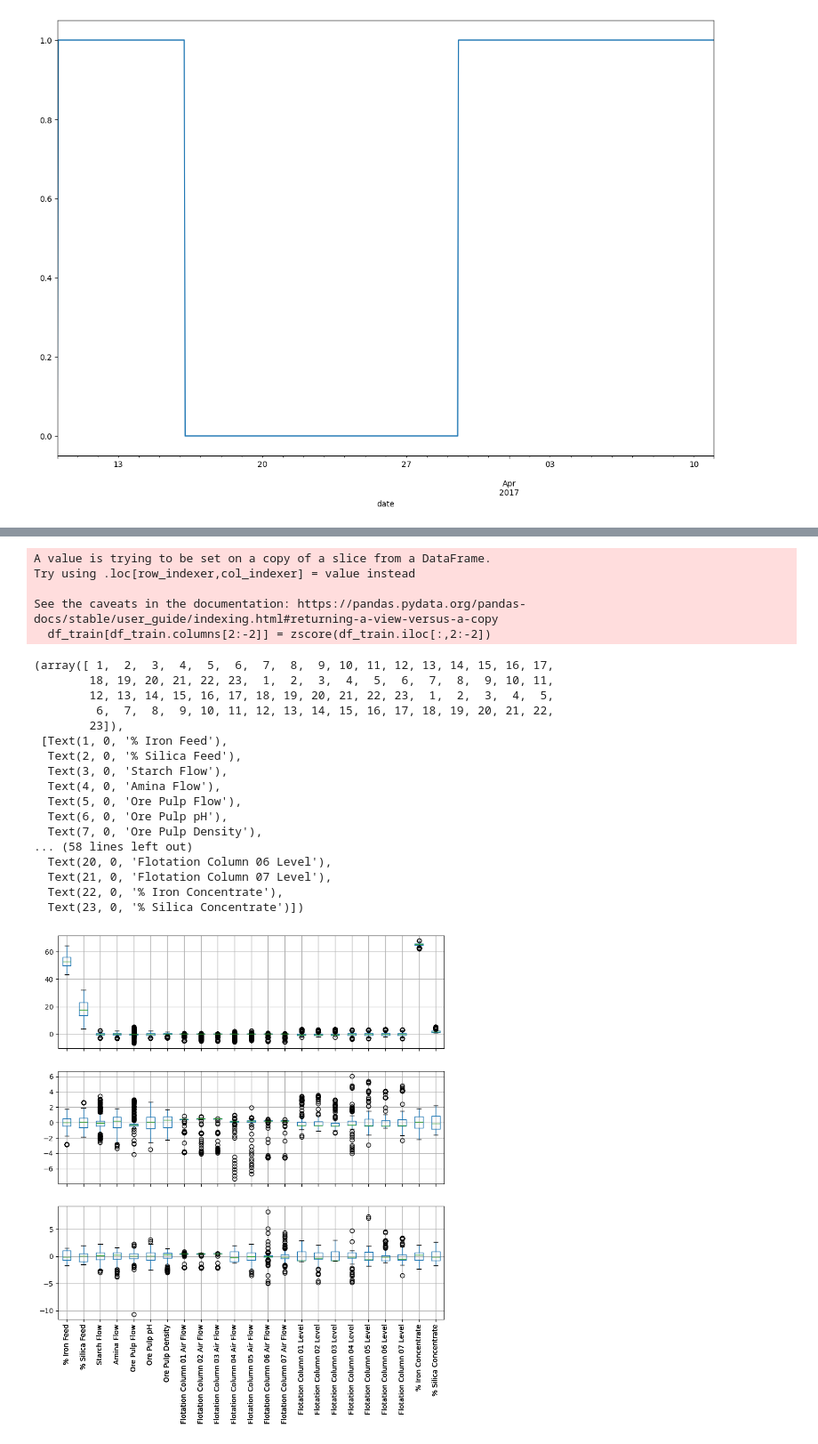
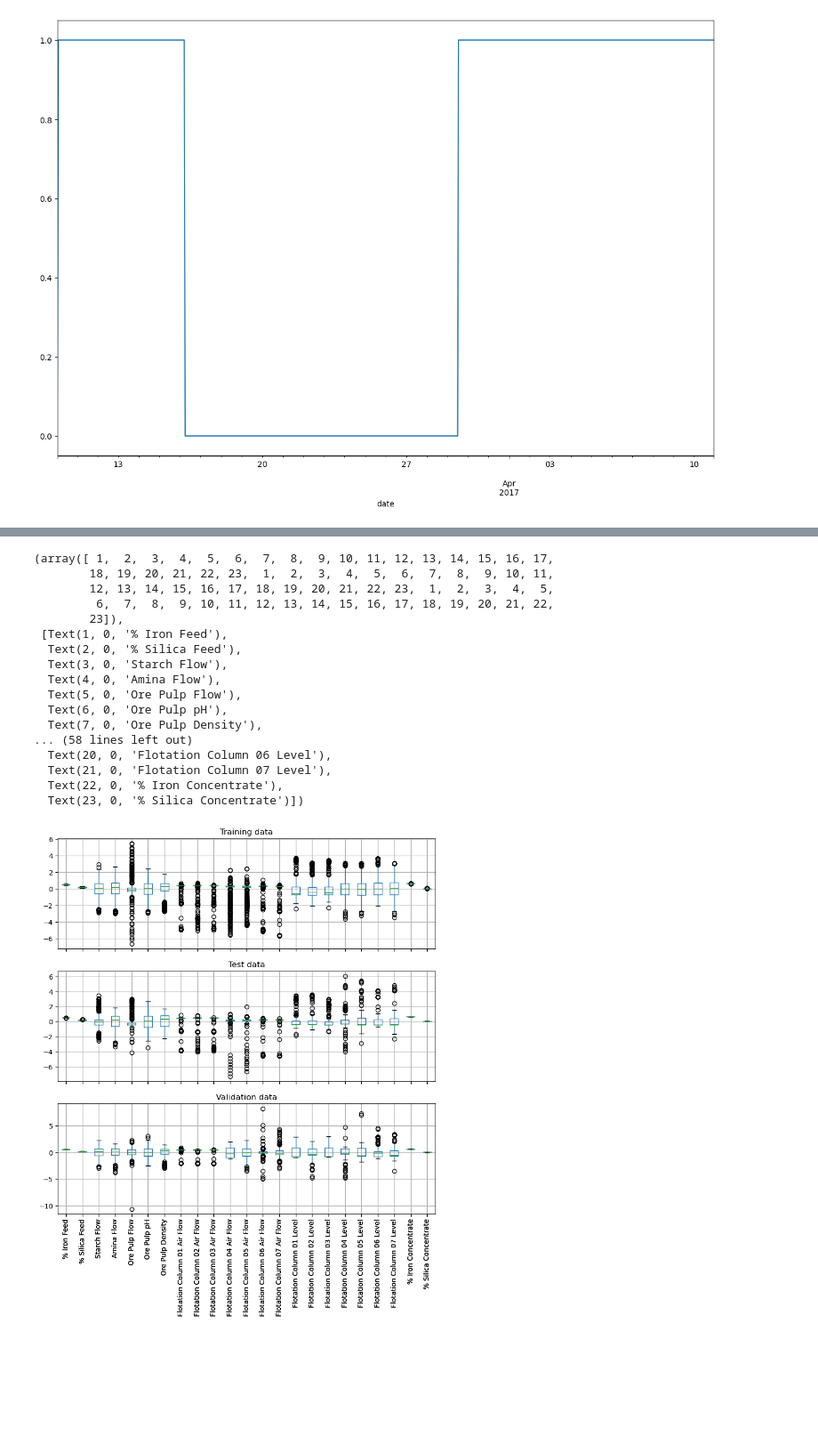
Before and after one commit to PauliAnt/ADAML_PA, a Jupyter notebook: data_pretreatement.ipynb, the cells around one changed output, grey strips where cells are left out. Shown: that part at 89% size. Cells and saved outputs as stored; diff of their text form; code cells hidden in the pictures; blank space fills up the shorter version.

```diff
--- a/data_pretreatement.ipynb
+++ b/data_pretreatement.ipynb
@@ -110,34 +110,42 @@ date
 # %%
 from scipy.stats import zscore
 
+def normalise_dataframe(df):
+    df_out = df.copy()
+    df_out.iloc[:,:2] = df.iloc[:,:2]/100
+    df_out.iloc[:,-2:] = df.iloc[:,-2:]/100
+    df_out.iloc[:,2:-2] = zscore(df.iloc[:,2:-2])
+    return df_out
+
+
 fig,axes = plt.subplots(3,1,sharex=True,figsize=(10,10))
-df_train.apply()
-# df_train.
-df_train.boxplot(ax=axes[0])
-zscore(df_test).boxplot(ax=axes[1])
-zscore(df_validation).boxplot(ax=axes[2])
+
+normalise_dataframe(df_train).boxplot(ax=axes[0])
+normalise_dataframe(df_test).boxplot(ax=axes[1])
+normalise_dataframe(df_validation).boxplot(ax=axes[2])
+
+axes[0].set_title('Training data')
+axes[1].set_title('Test data')
+axes[2].set_title('Validation data')
+# zscore(df_test).boxplot(ax=axes[1])
+# zscore(df_validation).boxplot(ax=axes[2])
 plt.xticks(rotation = 90)
 # %% [output]
-A value is trying to be set on a copy of a slice from a DataFrame.
-Try using .loc[row_indexer,col_indexer] = value instead
-
-See the caveats in the documentation: https://pandas.pydata.org/pandas-docs/stable/user_guide/indexing.html#returning-a-view-versus-a-copy
-  df_train[df_train.columns[2:-2]] = zscore(df_train.iloc[:,2:-2])
+(array([ 1,  2,  3,  4,  5,  6,  7,  8,  9, 10, 11, 12, 13, 14, 15, 16, 17,
+        18, 19, 20, 21, 22, 23,  1,  2,  3,  4,  5,  6,  7,  8,  9, 10, 11,
+        12, 13, 14, 15, 16, 17, 18, 19, 20, 21, 22, 23,  1,  2,  3,  4,  5,
+         6,  7,  8,  9, 10, 11, 12, 13, 14, 15, 16, 17, 18, 19, 20, 21, 22,
+        23]),
+ [Text(1, 0, '% Iron Feed'),
+  Text(2, 0, '% Silica Feed'),
+  Text(3, 0, 'Starch Flow'),
+  Text(4, 0, 'Amina Flow'),
+  Text(5, 0, 'Ore Pulp Flow'),
+  Text(6, 0, 'Ore Pulp pH'),
+  Text(7, 0, 'Ore Pulp Density'),
+... (58 lines left out)
+  Text(20, 0, 'Flotation Column 06 Level'),
+  Text(21, 0, 'Flotation Column 07 Level'),
+  Text(22, 0, '% Iron Concentrate'),
+  Text(23, 0, '% Silica Concentrate')])
-(array([ 1,  2,  3,  4,  5,  6,  7,  8,  9, 10, 11, 12, 13, 14, 15, 16, 17,
-        18, 19, 20, 21, 22, 23,  1,  2,  3,  4,  5,  6,  7,  8,  9, 10, 11,
-        12, 13, 14, 15, 16, 17, 18, 19, 20, 21, 22, 23,  1,  2,  3,  4,  5,
-         6,  7,  8,  9, 10, 11, 12, 13, 14, 15, 16, 17, 18, 19, 20, 21, 22,
-        23]),
- [Text(1, 0, '% Iron Feed'),
-  Text(2, 0, '% Silica Feed'),
-  Text(3, 0, 'Starch Flow'),
-  Text(4, 0, 'Amina Flow'),
-  Text(5, 0, 'Ore Pulp Flow'),
-  Text(6, 0, 'Ore Pulp pH'),
-  Text(7, 0, 'Ore Pulp Density'),
-... (58 lines left out)
-  Text(20, 0, 'Flotation Column 06 Level'),
-  Text(21, 0, 'Flotation Column 07 Level'),
-  Text(22, 0, '% Iron Concentrate'),
-  Text(23, 0, '% Silica Concentrate')])
-[figure, old version]
+[figure, new version]
```
Also changed, not shown: parts of 2 cells of this notebook.
